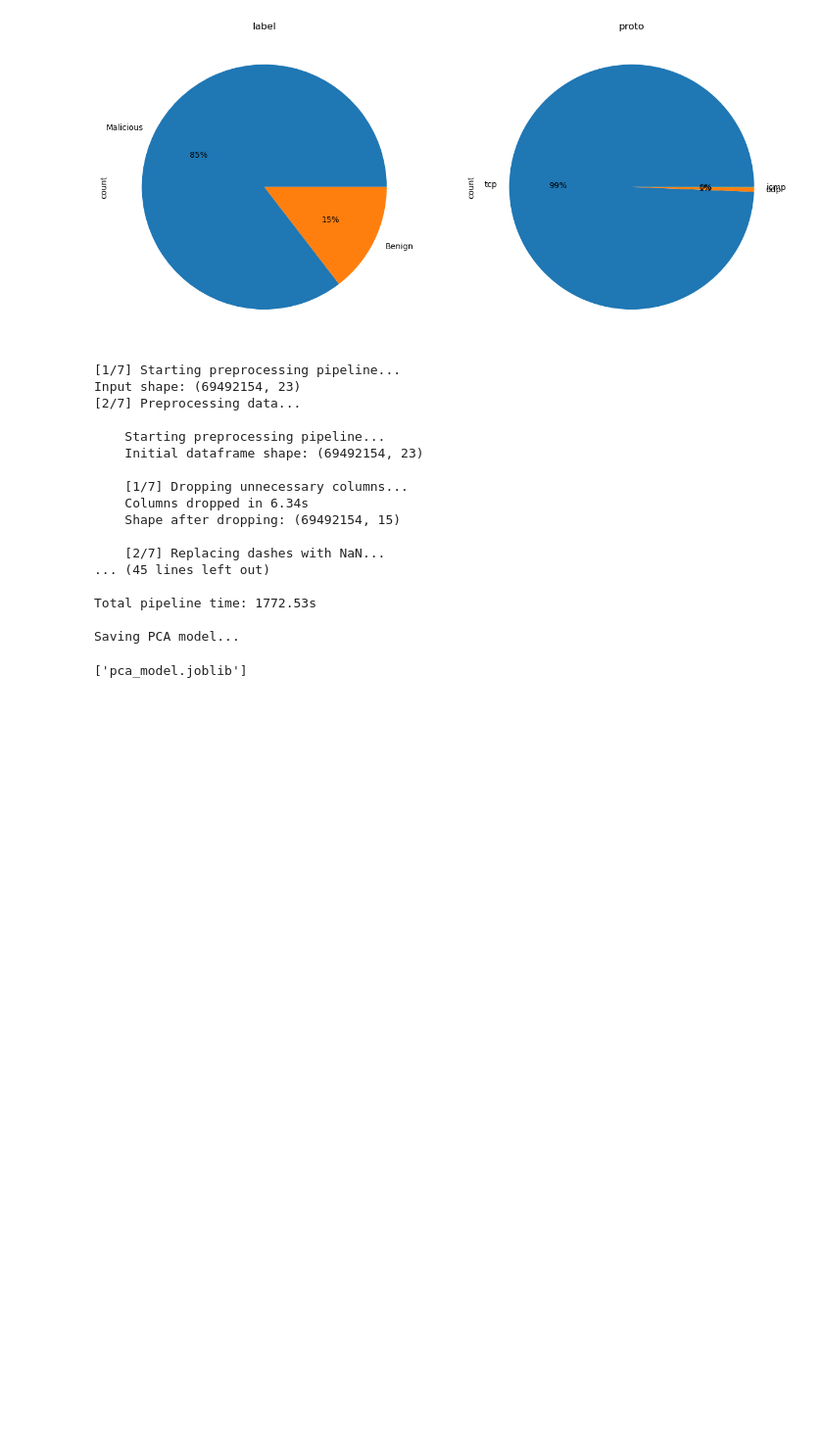
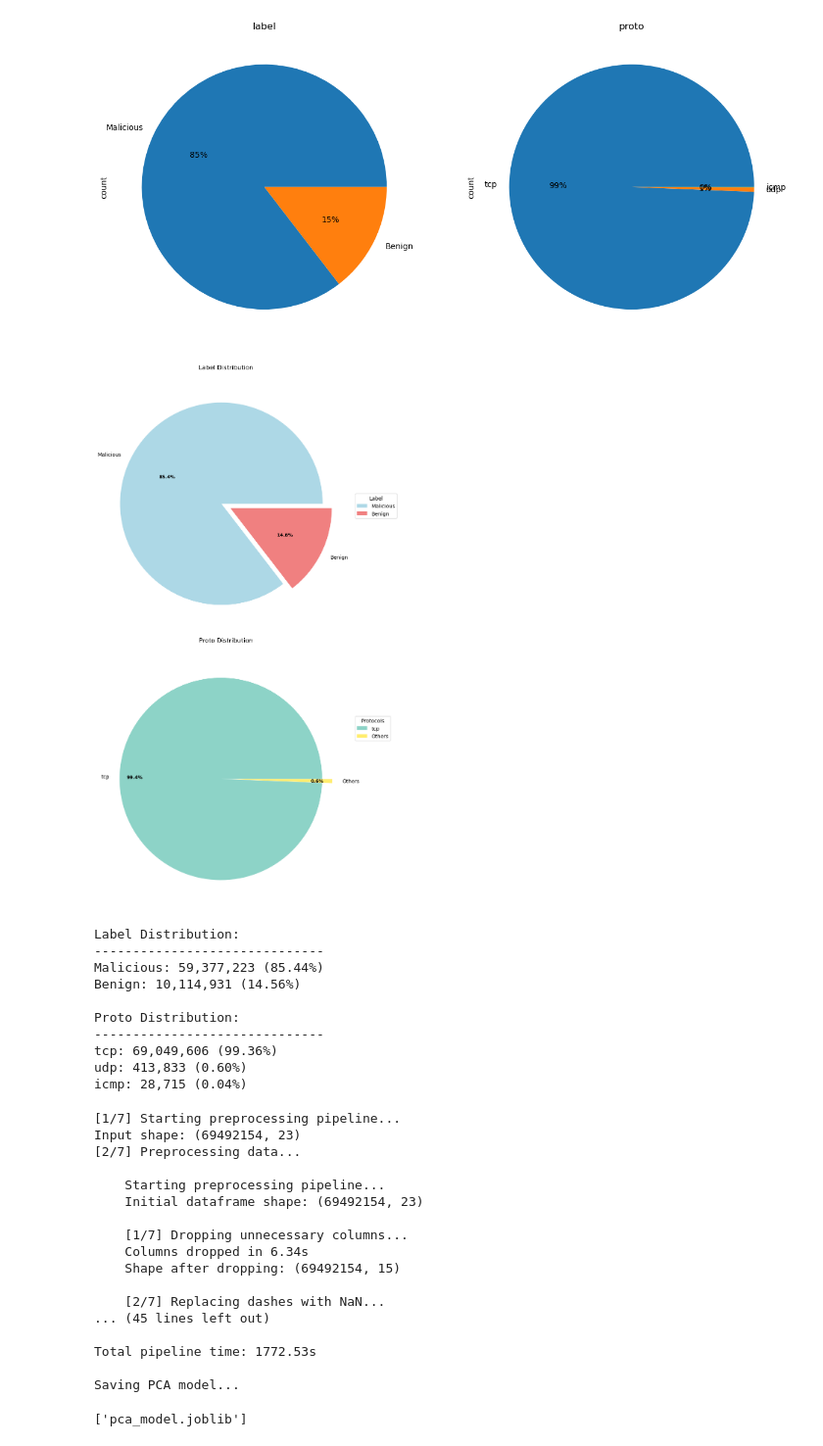
Before and after one commit to Gustav2/NetSparrow, a Jupyter notebook: local_server/ML/main.ipynb, the cells around one changed output. Shown at 98% size. Drawn from its saved outputs; the diff is of its cells as text; code cells hidden in the pictures; blank space fills up the shorter version.

```diff
--- a/local_server/ML/main.ipynb
+++ b/local_server/ML/main.ipynb
@@ -195,6 +195,85 @@ def pie_plot(df, cols_list, rows, cols):
 pie_plot(data_train, ["label", "proto"], 1, 2)
 # %% [output]
 [figure]
+# %%
+def improved_distribution_plot(df, cols_list, rows, cols):
+    fig, axes = plt.subplots(2, 1, figsize=(15, 15))
+
+    for ax, col in zip(axes.ravel(), cols_list):
+        counts = df[col].value_counts()
+
+        # For protocol distribution, separate into main and "others"
+        if col == "proto":
+            # Find protocols that make up less than 1% of total
+            total = counts.sum()
+            small_protocols = counts[counts/total < 0.01]
+            main_protocols = counts[counts/total >= 0.01]
+
+            # Combine small protocols into "Others"
+            if not small_protocols.empty:
+                main_protocols['Others'] = small_protocols.sum()
+
+            # Plot with better colors and explode for visibility
+            colors = plt.cm.Set3(np.linspace(0, 1, len(main_protocols)))
+            explode = [0.05] * len(main_protocols)
+            wedges, texts, autotexts = ax.pie(main_protocols,
+                                            explode=explode,
+                                            labels=main_protocols.index,
+                                            colors=colors,
+                                            autopct='%1.1f%%',
+                                            pctdistance=0.85)
+
+            # Add legend slightly above middle
+            ax.legend(wedges, main_protocols.index,
+                     title="Protocols",
+                     loc="center left",
+                     bbox_to_anchor=(1, 0.7))  # Adjusted to be above middle (0.7 instead of 0.5)
+
+        else:  # For 'label' column
+            colors = ['lightblue', 'lightcoral']
+            wedges, texts, autotexts = ax.pie(counts,
+                                            labels=counts.index,
+                                            colors=colors,
+                                            autopct='%1.1f%%',
+                                            explode=[0.05] * len(counts))
+
+            ax.legend(wedges, counts.index,
+                     title=col.capitalize(),
+                     loc="center left",
+                     bbox_to_anchor=(1, 0, 0.5, 1))
+
+        # Improve text visibility
+        plt.setp(autotexts, size=9, weight="bold")
+        plt.setp(texts, size=10)
+
+        # Add title
+        ax.set_title(f"{col.capitalize()} Distribution", fontsize=12, pad=20)
+
+    plt.tight_layout()
+    plt.show()
+
+    # Print actual numbers
+    for col in cols_list:
+        counts = df[col].value_counts()
+        print(f"\n{col.capitalize()} Distribution:")
+        print("-" * 30)
+        for idx, value in counts.items():
+            print(f"{idx}: {value:,} ({value/len(df)*100:.2f}%)")
+
+# Call the improved function
+improved_distribution_plot(data_train, ["label", "proto"], 2, 1)
+# %% [output]
+[figure, added]
+Label Distribution:
+------------------------------
+Malicious: 59,377,223 (85.44%)
+Benign: 10,114,931 (14.56%)
+
+Proto Distribution:
+------------------------------
+tcp: 69,049,606 (99.36%)
+udp: 413,833 (0.60%)
+icmp: 28,715 (0.04%)
 # %%
 def Scaling(df_num, cols):
     """Optimized scaling function with progress tracking"""
```
Also changed, not shown: parts of 5 cells of this notebook.
